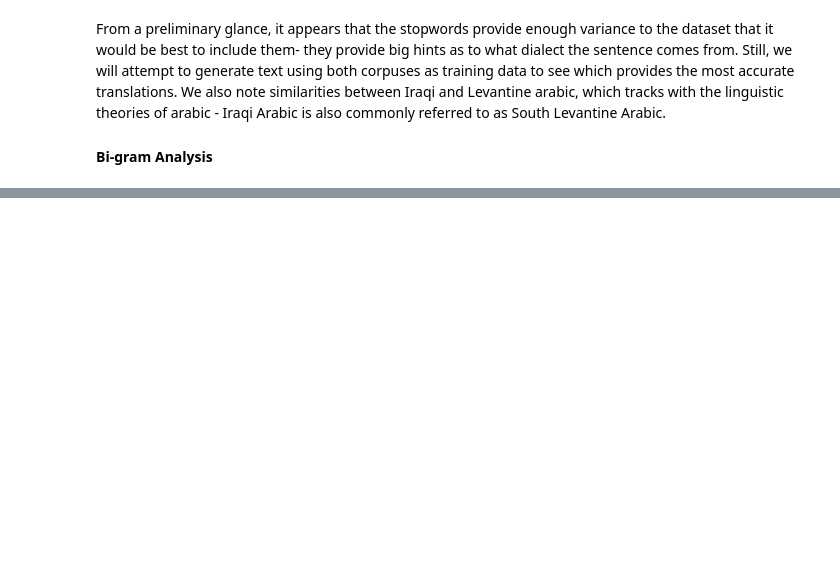
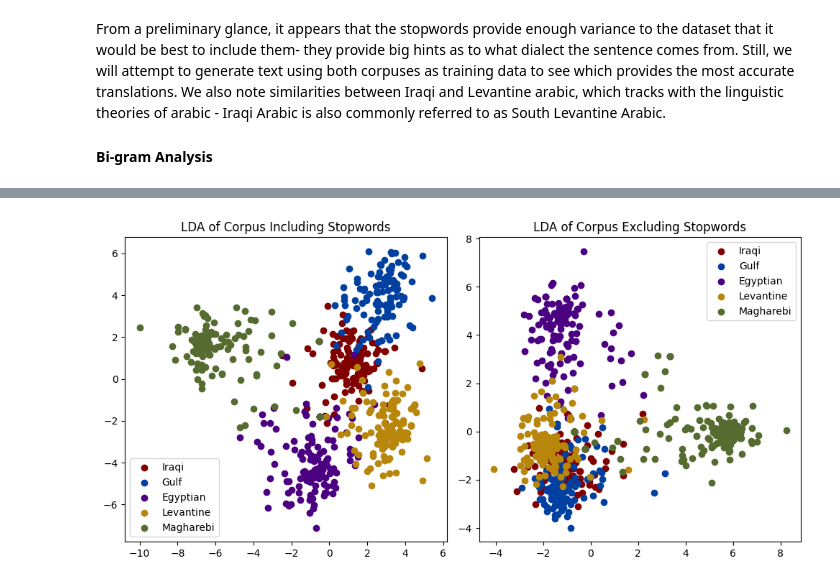
Before and after one commit to abinladin/osact-6, a Jupyter notebook: osact-6-task-2.ipynb, the cells around one changed output, grey strips where cells are left out. Saved outputs shown, nothing was run; the diff lists cells and outputs as text; code cells hidden in the pictures; blank space fills up the shorter version.

```diff
--- a/osact-6-task-2.ipynb
+++ b/osact-6-task-2.ipynb
@@ -246,0 +307,45 @@ To better understand the distinction and crossover between dialects
+# %%
+import matplotlib.pyplot as plt
+import numpy as np
+from sklearn.discriminant_analysis import LinearDiscriminantAnalysis
+from sklearn.feature_extraction.text import TfidfVectorizer
+
+
+categories = np.array(dataset.dialect)
+
+sources = dataset["source"].to_list()
+target = dataset.dialect
+
+
+def construct_lda_components(stopwords_flag = "off"):
+    args = {
+        "min_df": 2,
+        #"max_df": 0.8,
+        #"max_features": 4000
+    }
+    vectorizer = TfidfVectorizer(**args) if stopwords_flag == "off" else TfidfVectorizer( stop_words =stopwords.words("arabic"), **args)
+    tfidf = vectorizer.fit_transform(sources)
+
+    lda = LinearDiscriminantAnalysis(n_components=2, solver="svd")
+    ldaComponents = lda.fit(tfidf.toarray(), target)
+    ldaComponents = lda.transform(tfidf.toarray())
+    return ldaComponents
+
+
+def scatter_plot_from_components(ax, ldaComponents, title):
+    for dialect, color in zip(set(target), ['#800000', '#0040a0', '#4B0082', '#B8860B', '#556B2F']):
+        ax.scatter(ldaComponents[target == dialect, 0], ldaComponents[target == dialect, 1], c=color, label=dialect)
+
+    ax.set_title(title)
+    ax.legend()
+
+
+fig, axs = plt.subplots(1, 2, figsize=(10, 5))
+
+scatter_plot_from_components(axs[0], construct_lda_components("off"), "LDA of Corpus Including Stopwords")
+scatter_plot_from_components(axs[1], construct_lda_components("on"), "LDA of Corpus Excluding Stopwords")
+
+plt.tight_layout()
+plt.show()
+# %% [output]
+[figure, added]
```
Also changed, not shown: parts of 22 cells of this notebook.
